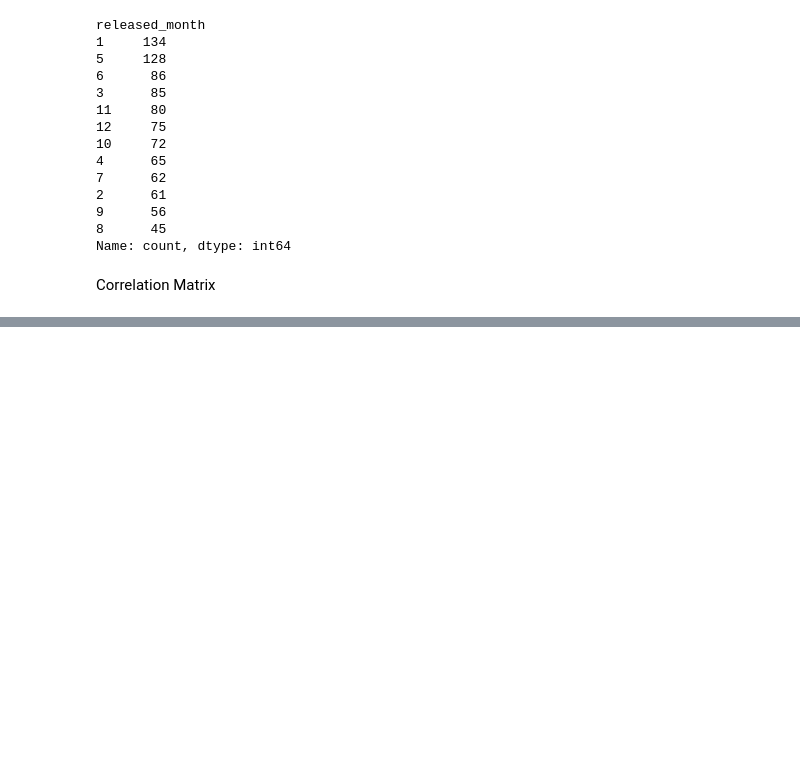
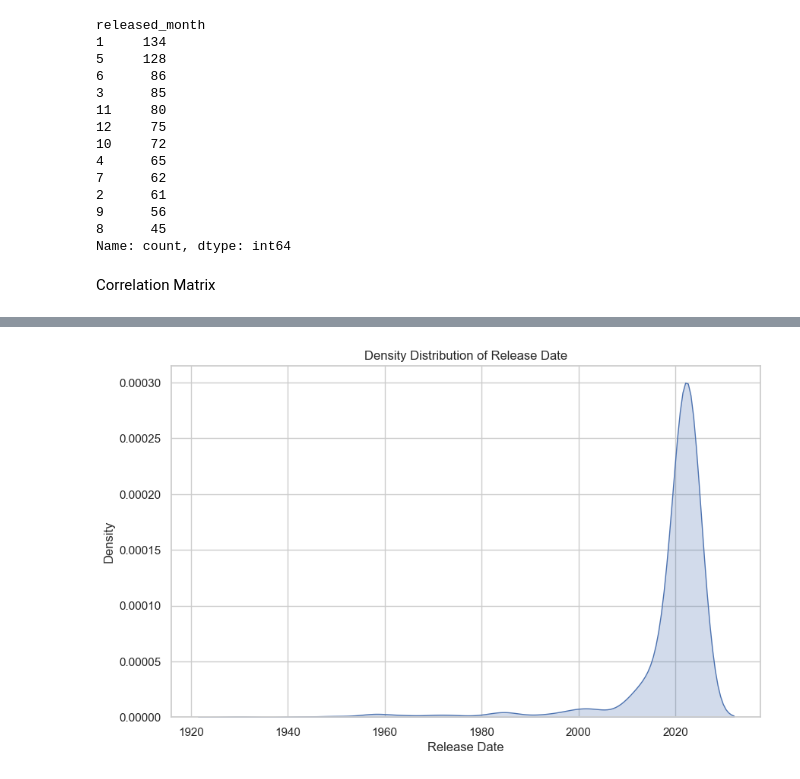
Before and after one commit to i-ap5/FamBus, a Jupyter notebook: famBus.ipynb, the cells around one changed output, grey strips where cells are left out. Cells and saved outputs as stored; diff of their text form; code cells hidden in the pictures; blank space fills up the shorter version.

```diff
--- a/famBus.ipynb
+++ b/famBus.ipynb
@@ -1105,0 +1133,6 @@ released_year
+# %%
+df_with_datetime = df_org.copy()
+
+df_with_datetime['release_date'] = pd.to_datetime(df_with_datetime[['released_year', 'released_month', 'released_day']].astype(str).agg('-'.join, axis=1), errors='coerce')
+
+df_with_datetime[['track_name','release_date']]
@@ -1105,0 +1158,14 @@ released_year
+# %%
+sns.set(style="whitegrid")
+
+plt.figure(figsize=(10, 6))
+sns.kdeplot(df_with_datetime['release_date'], fill=True)
+
+plt.xlabel('Release Date')
+plt.ylabel('Density')
+plt.title('Density Distribution of Release Date')
+
+
+plt.show()
+# %% [output]
+[figure, added]
```
Also changed, not shown: parts of 54 cells of this notebook, 1 other file.
